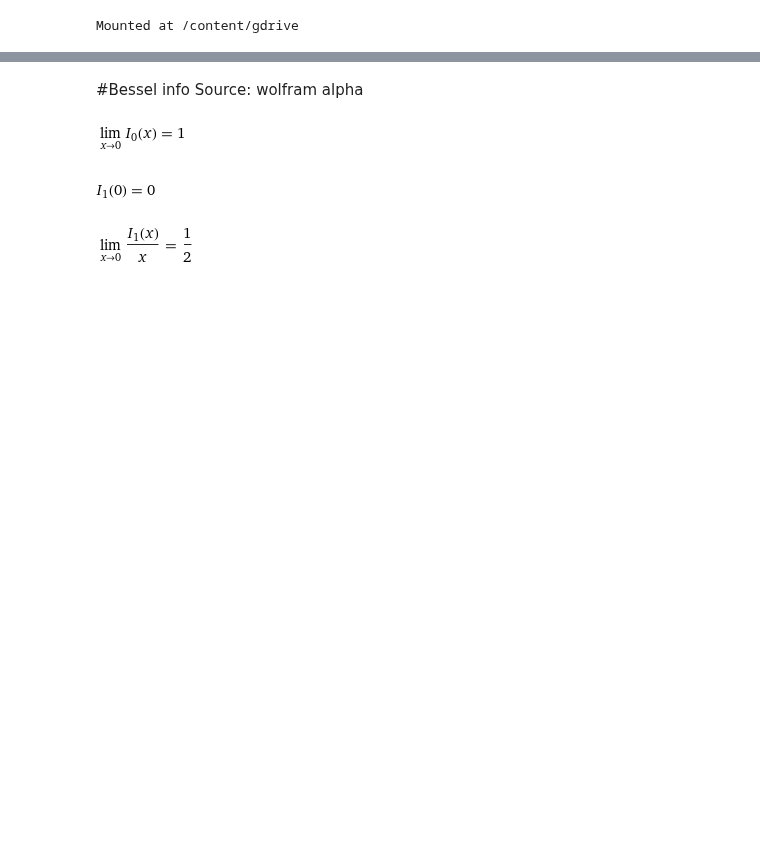
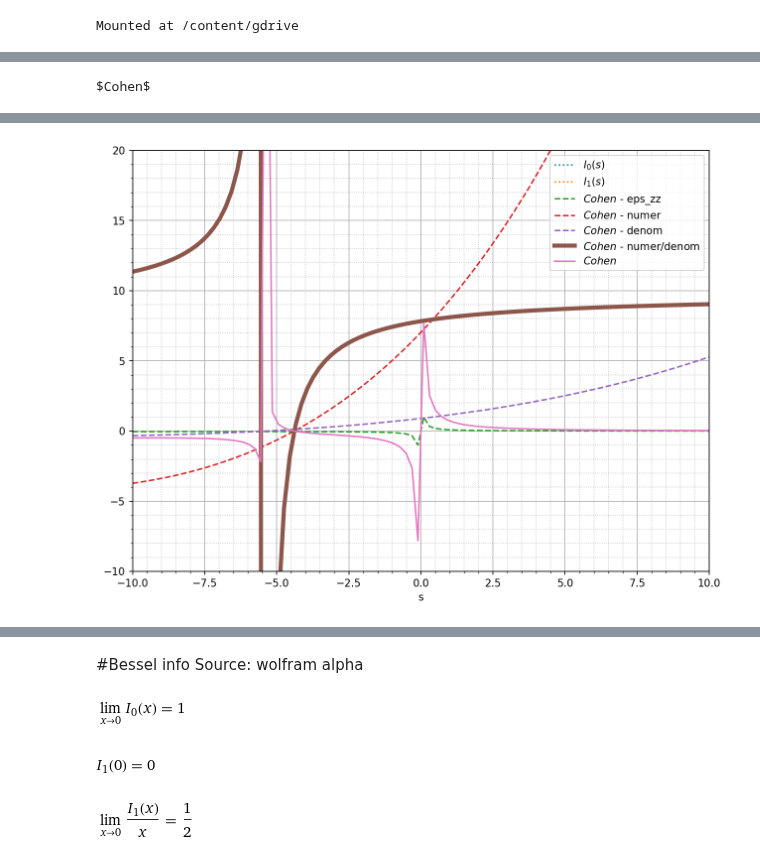
Before and after one commit to ryerrabelli/Yerrabelli-Spector-Poroelastic-Model-Code, a Jupyter notebook: src/TestBessel.ipynb, the cells around one changed output, grey strips where cells are left out. Cells and saved outputs as stored; diff of their text form; code cells hidden in the pictures; blank space fills up the shorter version.

```diff
--- a/src/TestBessel.ipynb
+++ b/src/TestBessel.ipynb
@@ -221,0 +229,57 @@ $Cohen$
+# %%
+exp = np.exp
+sqrt = np.sqrt
+
+VPEs = [(CohenModel(), fr"$Cohen$"),
+        #(getCohenModelModified(E1=3.5), fr"$Cohen, E_1=3.5$")
+        ]
+
+
+def ychange(vals):
+    return vals
+
+
+s=np.linspace(start=-10, stop=10, num=100, endpoint=True)+0j
+fig = plt.figure()
+fig.set_figheight(7.5)
+fig.set_figwidth(10)
+fig.set_dpi(150)
+for v in [0,1]:
+    # Avoid plotting this by changing s axis (still keeps colors in legend though)
+    plt.plot(s*0-100, ychange(Iv(s,v=v)),":", label=f"$I_{v}(s)$")
+
+for vpe, label in VPEs:
+    print(label)
+    t0_tg, tg, strain_rate, E1, E3, v21, v31 = vpe.get_predefined_constants()
+    t0=t0_tg*tg
+    delta1, delta2, delta3, C11, C12, C13, C33, C0, C1, C2 = vpe.get_calculable_constants()
+
+
+    I1rts_s = I1(sqrt(s)) / sqrt(s)
+    I0rts = I0(sqrt(s))
+    eps_zz = strain_rate * tg * (1 - exp(-t0_tg * s))/ (s*s)
+    numer = (C1*I0rts - C2*C0*I1rts_s)  #* (1 - exp(-t0_tg * s))
+    denom = (I0rts - C0*I1rts_s)        #* s*s
+    dimensionalize = (C11-C12)/2
+    plt.plot(s,ychange(eps_zz),"--", label=label+" - eps_zz")
+    plt.plot(s,ychange(numer),"--", label=label+" - numer")
+    plt.plot(s,ychange(denom),"--", label=label+" - denom")
+    # ignore *dimensionalize for now
+    plt.plot(s,ychange(numer/denom), label=label+" - numer/denom", linewidth=4)
+    plt.plot(s,ychange(numer/denom*eps_zz), label=label)
+    #plt.plot(s,ychange(vpe.laplace_value(s)), label=label, linewidth=4)
+
+plt.xlabel("s")
+
+plt.legend()
+plt.grid(which="major")  # set major grid lines
+plt.grid(which="minor", alpha=0.75, linestyle=":")  # set minor grid lines, but make them less visible
+plt.xlim([np.min(s),np.max(s)])
+plt.ylim([-10,20])
+plt.axes().xaxis.set_minor_locator(matplotlib.ticker.AutoMinorLocator())
+plt.axes().yaxis.set_minor_locator(matplotlib.ticker.AutoMinorLocator())
+#plt.yscale('log')
+
+df_params = pd.DataFrame([vpe.get_var_dict() for vpe, label in VPEs], index=[f"{vpe.get_model_name()} - Line #{ind+1}" for ind, (vpe, label) in enumerate(VPEs)])
+display(df_params)
+# %% [output]
@@ -221,0 +287 @@ $Cohen$
+$Cohen$
@@ -221,0 +290 @@ $Cohen$
+[figure, added]
```
Also changed, not shown: parts of 6 cells of this notebook, 2 other files.
